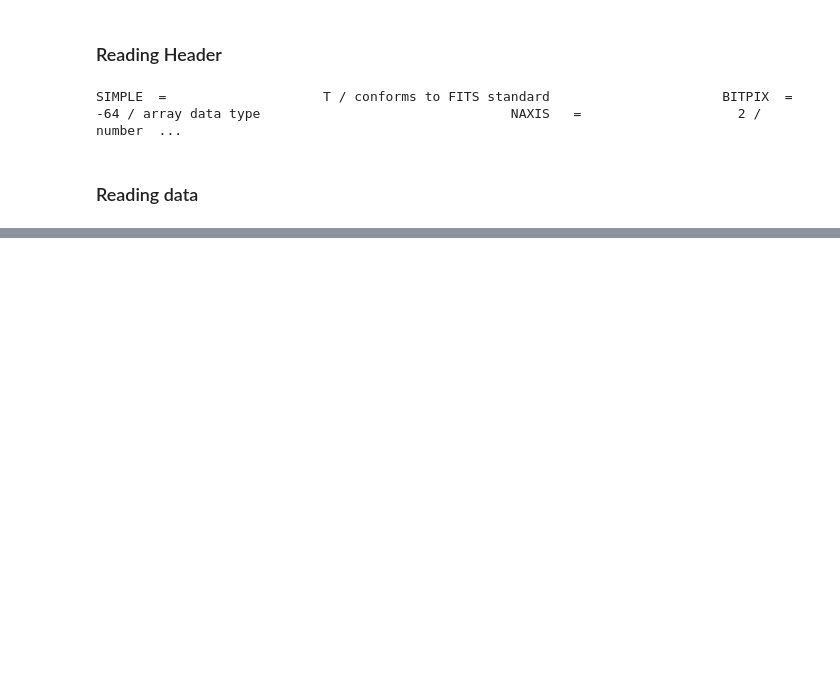
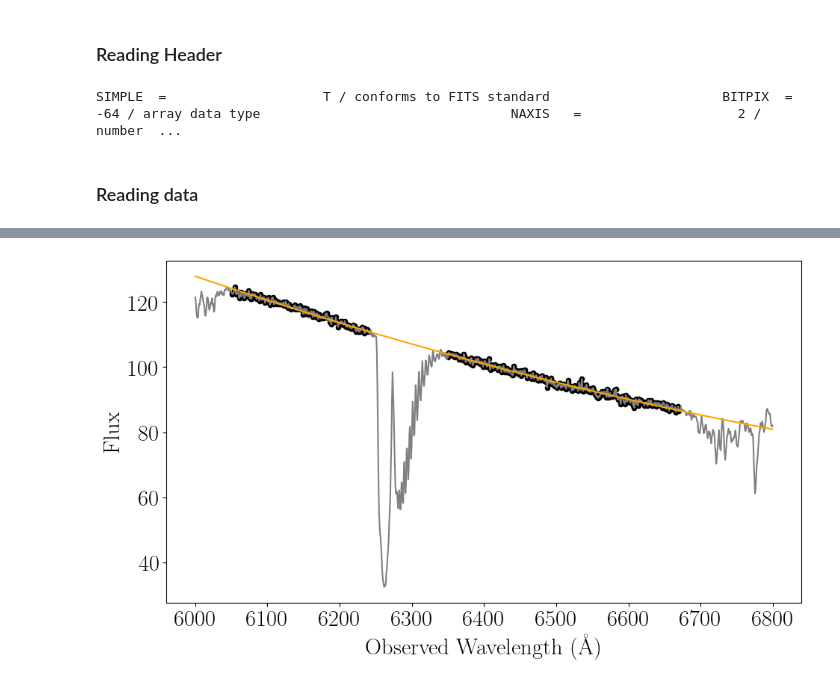
Before and after one commit to seratsaad/j0950, a Jupyter notebook: Halpha.ipynb, the cells around one changed output, grey strips where cells are left out. Saved outputs shown, nothing was run; the diff lists cells and outputs as text; code cells hidden in the pictures; blank space fills up the shorter version.

```diff
--- a/Halpha.ipynb
+++ b/Halpha.ipynb
@@ -111,0 +118,62 @@ plt.show()
+# %%
+file_name = 'bundle_20230529_standards/spectrum_20230112_0000010_exp01_red.fits'
+hdul = fits.open(file_name)
+data = hdul[0].data
+hdr = hdul[0].header
+
+
+z = 0.2144
+
+wl = data[0]
+flux = data[1] * (10**16)
+err = data[2]
+
+
+wl = wl / (1 + z)
+
+
+mask0 = np.where((wl > 6000) & (wl < 6800))
+wl_o = wl[mask0]
+flux_o = flux[mask0]
+err_o = err[mask0]
+
+
+mask1 = np.where((wl_o < 6000) | (wl_o > 6050))
+wl = wl_o[mask1]
+flux = flux_o[mask1]
+err = err_o[mask1]
+
+mask2 = np.where((wl < 6240) | (wl > 6350))
+wl = wl[mask2]
+flux = flux[mask2]
+err = err[mask2]
+
+mask3 = np.where((wl < 6670) | (wl > 6800))
+wl = wl[mask3]
+flux = flux[mask3]
+err = err[mask3]
+
+#mask4 = np.where((wl < 7000) | (wl > 7130))
+#wl = wl[mask4]
+#flux = flux[mask4]
+#err = err[mask4]
+
+
+plt.figure(figsize=(10, 6))
+plt.plot(wl_o, flux_o, color='grey')
+plt.scatter(wl, flux, color='black', s=20)
+
+
+coefficients = np.polyfit(wl, flux, 2)
+polynomial = np.poly1d(coefficients)
+fitted_continuum = polynomial(wl_o)
+
+plt.plot(wl_o, fitted_continuum, color='orange')
+
+plt.xlabel('Observed Wavelength (\AA)')
+plt.ylabel('Flux')
+plt.tight_layout()
+#plt.savefig("paper_figures/standard_spectra.pdf", format='pdf')
+plt.show()
+# %% [output]
+[figure, added]
```
Also changed, not shown: parts of 16 cells of this notebook, 46 other files.
